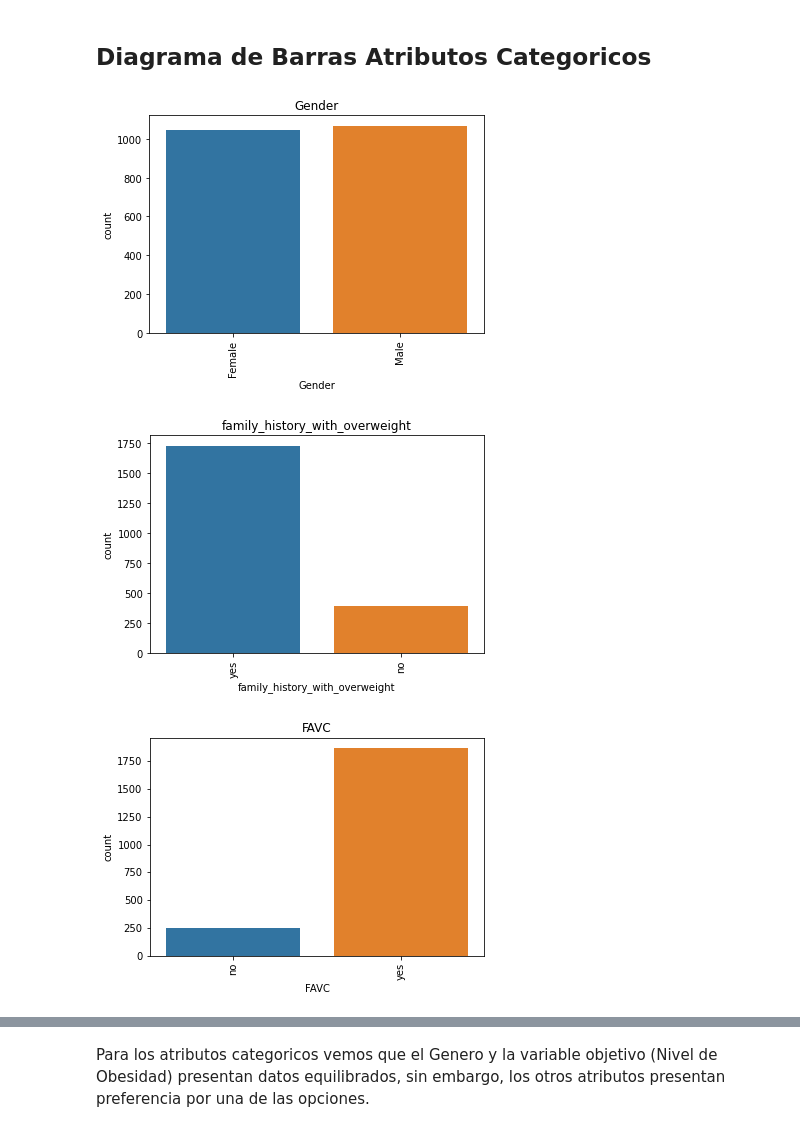
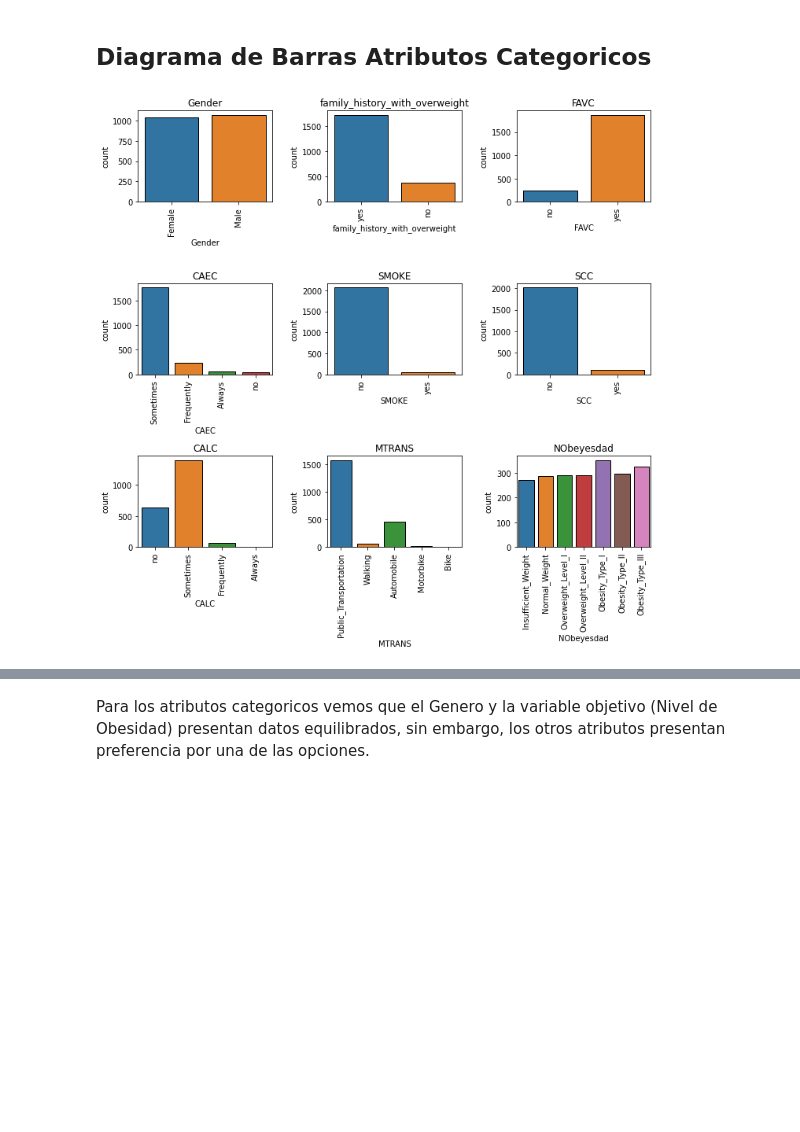
Before and after one commit to suribe06/Statistics, a Jupyter notebook: Proyecto_Estadistica.ipynb, the cells around one changed output, grey strips where cells are left out. Cells and saved outputs as stored; diff of their text form; code cells hidden in the pictures; blank space fills up the shorter version.

```diff
--- a/Proyecto_Estadistica.ipynb
+++ b/Proyecto_Estadistica.ipynb
@@ -97,18 +97,18 @@ float_attributes = data.select_dtypes(include=['float']).columns.to_list()
 # %% [markdown]
 ## Diagrama de Barras Atributos Categoricos
 # %%
-#histogram object attributes
-for col in obj_attributes:
-  if col == 'NObeyesdad':
-    #data[col].value_counts().reindex(['Insufficient_Weight','Normal_Weight','Overweight_Level_I','Overweight_Level_II','Obesity_Type_I','Obesity_Type_II','Obesity_Type_III']).plot(kind='bar')
-    sns.countplot(x=col, data=data, order=['Insufficient_Weight','Normal_Weight','Overweight_Level_I','Overweight_Level_II','Obesity_Type_I','Obesity_Type_II','Obesity_Type_III']);
-  else:
-    #data[col].value_counts().plot(kind='bar')
-    sns.countplot(x=col, data=data)
-  plt.title(col)
-  plt.xticks(rotation=90)
-  plt.show()
+fig, axs = plt.subplots(3, 3, figsize=(10,10))
+axs = axs.ravel()
+
+for i, col in enumerate(obj_attributes):
+    if col == 'NObeyesdad':
+        sns.countplot(x=col, data=data, order=['Insufficient_Weight','Normal_Weight','Overweight_Level_I','Overweight_Level_II','Obesity_Type_I','Obesity_Type_II','Obesity_Type_III'], ax=axs[i], edgecolor='black');
+    else:
+        sns.countplot(x=col, data=data, ax=axs[i], edgecolor='black')
+    axs[i].set_title(col)
+    axs[i].set_xticklabels(axs[i].get_xticklabels(), rotation=90)
+
+plt.tight_layout()
+plt.show()
 # %% [output]
-[figure, old version]
+[figure, new version]
-[figure, removed]
-[figure, removed]
```
Also changed, not shown: parts of 6 cells of this notebook, 8 other files.
